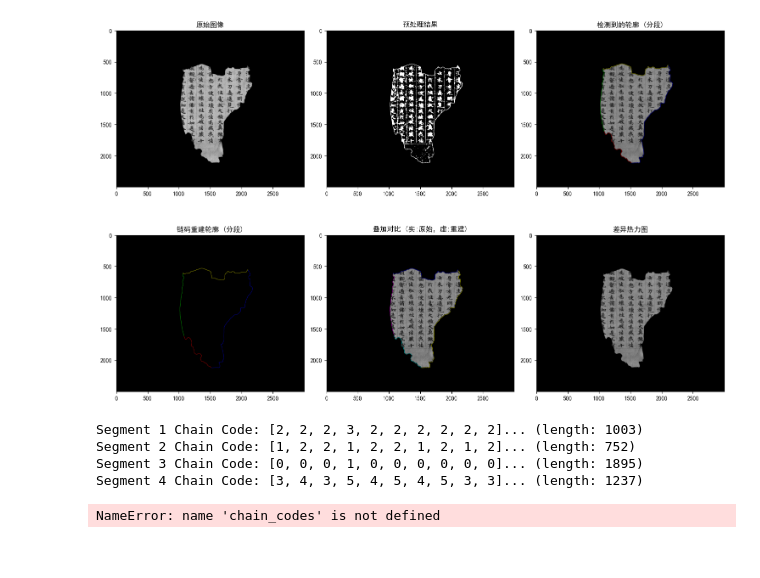
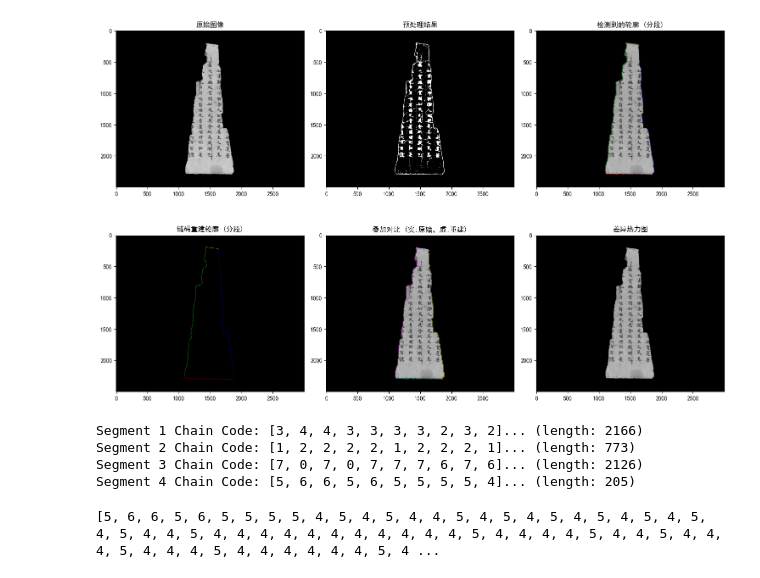
Before and after one commit to Tches-git/HMMRL, a Jupyter notebook: data_process/demo1.ipynb, the cells around one changed output. Saved outputs shown, nothing was run; the diff lists cells and outputs as text; code cells hidden in the pictures.

```diff
--- a/data_process/demo1.ipynb
+++ b/data_process/demo1.ipynb
@@ -1,16 +1,16 @@
 # %%
 import picture_edge as pe
 # 使用示例
 if __name__ == "__main__":
-    image_path = r"C:\Users\28489\Desktop\paired\23\2.jpg"
+    image_path = r"C:\Users\T\Desktop\paired\2\2.jpg"
     segments, chain_codes = pe.process_contour_to_segments(image_path)
 # %% [output]
-[figure, old version]
+[figure, new version]
-Segment 1 Chain Code: [2, 2, 2, 3, 2, 2, 2, 2, 2, 2]... (length: 1003)
-Segment 2 Chain Code: [1, 2, 2, 1, 2, 2, 1, 2, 1, 2]... (length: 752)
-Segment 3 Chain Code: [0, 0, 0, 1, 0, 0, 0, 0, 0, 0]... (length: 1895)
-Segment 4 Chain Code: [3, 4, 3, 5, 4, 5, 4, 5, 3, 3]... (length: 1237)
+Segment 1 Chain Code: [3, 4, 4, 3, 3, 3, 3, 2, 3, 2]... (length: 2166)
+Segment 2 Chain Code: [1, 2, 2, 2, 2, 1, 2, 2, 2, 1]... (length: 773)
+Segment 3 Chain Code: [7, 0, 7, 0, 7, 7, 7, 6, 7, 6]... (length: 2126)
+Segment 4 Chain Code: [5, 6, 6, 5, 6, 5, 5, 5, 5, 4]... (length: 205)
 # %%
 print(chain_codes[3])
 # %% [output]
-NameError: name 'chain_codes' is not defined
+[5, 6, 6, 5, 6, 5, 5, 5, 5, 4, 5, 4, 5, 4, 4, 5, 4, 5, 4, 5, 4, 5, 4, 5, 4, 5, 4, 5, 4, 4, 5, 4, 4, 4, 4, 4, 4, 4, 4, 4, 4, 4, 5, 4, 4, 4, 4, 5, 4, 4, 5, 4, 4, 4, 5, 4, 4, 4, 5, 4, 4, 4, 4, 4, 4, 5, 4 ...
```
